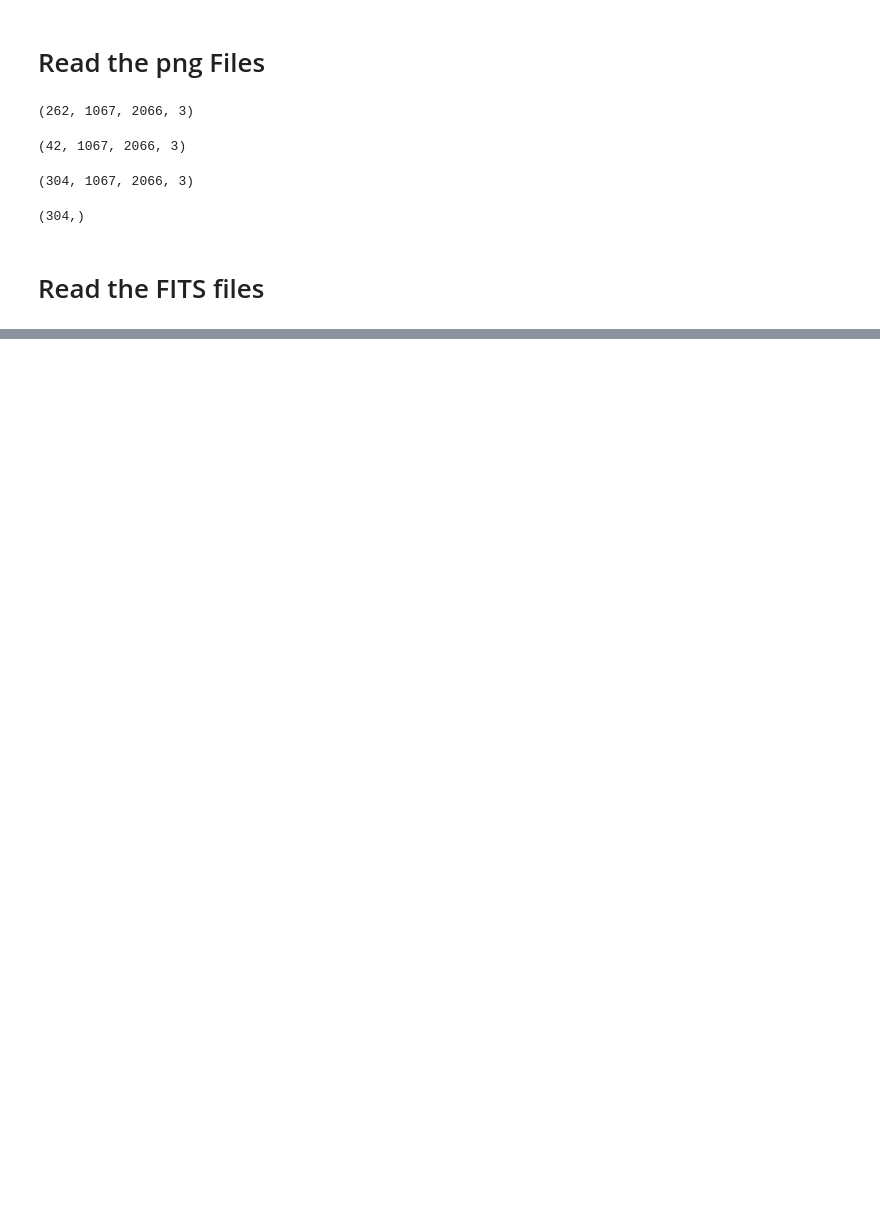
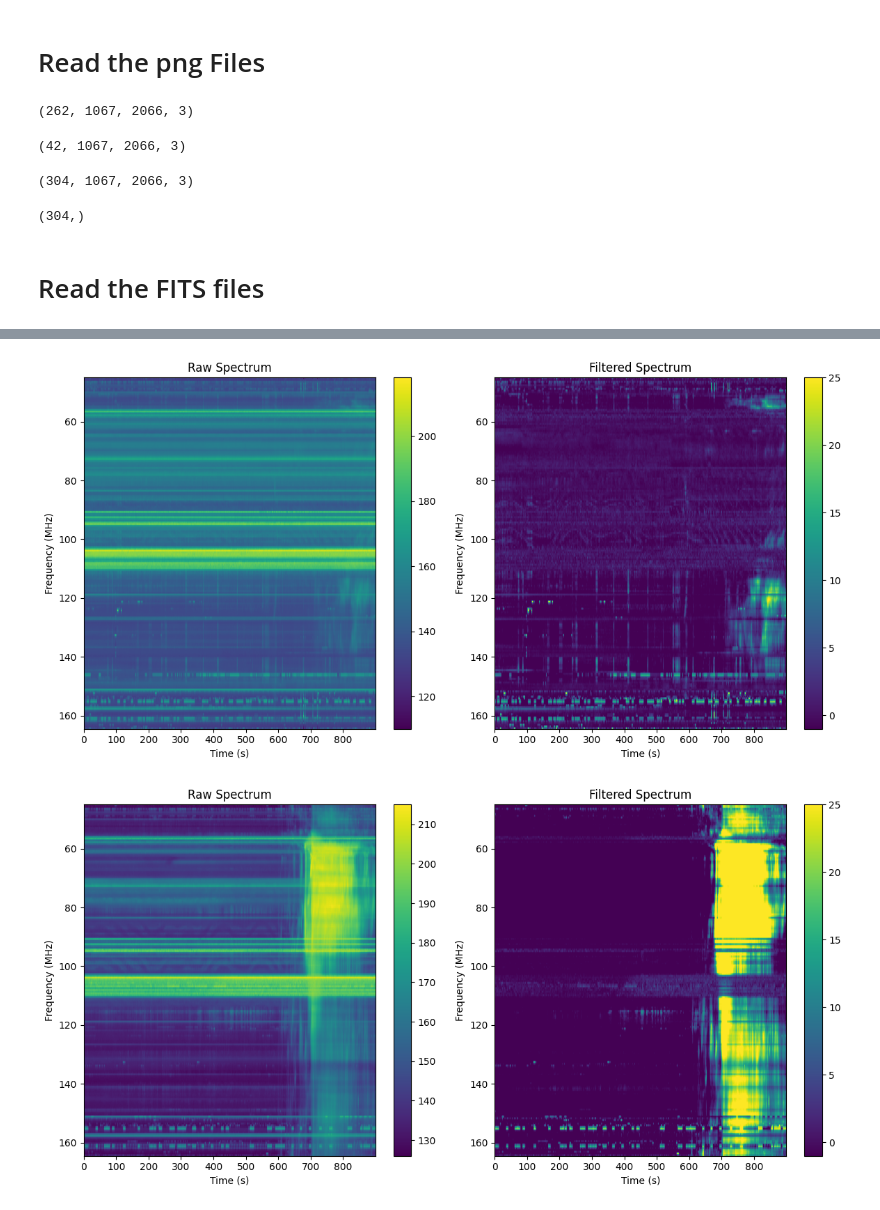
Before and after one commit to EGSA-AI-Research-Team/Solar-Bursts-Classification, a Jupyter notebook: read_data.ipynb, the cells around one changed output, grey strips where cells are left out. Cells and saved outputs as stored; diff of their text form; code cells hidden in the pictures; blank space fills up the shorter version.

Commit message:
updated read fits data functions

```diff
--- a/read_data.ipynb
+++ b/read_data.ipynb
@@ -43,10 +44,9 @@ labels.shape
 # Read the FITS files
 # %%
 import numpy as np
-import matplotlib.pyplot as plt
 from astropy.io import fits
 
-def read_fits_dataset(filename):
+def read_fits(filename):
     """
     General function to read a FITS dataset, extract the data matrix,
     frequency axis, and time axis.
@@ -62,21 +62,16 @@ def read_fits_dataset(filename):
     try:
         # Open the FITS file
         with fits.open(filename) as hdul:
-            # Print FITS file info
-            fits.info(filename)
-
             # Extract data matrix from primary HDU
             data_matrix = hdul[0].data
 
             # Extract binary table data from HDU 1 if it exists
             if len(hdul) > 1 and isinstance(hdul[1], fits.BinTableHDU):
                 binary_table = hdul[1].data
-                print(hdul[1].columns)  # Print available columns
 
-                # Since the axes seem to be swapped, handle accordingly
+                # Extract frequency and time axes
                 freqs = binary_table['FREQUENCY'][0]  # First row contains all frequency points
                 time = binary_table['TIME'][0]  # First row contains all time points
-
             else:
                 raise ValueError("Binary table not found or invalid structure.")
 
@@ -87,7 +82,7 @@ def read_fits_dataset(filename):
             return data_matrix, freqs, time
 
     except Exception as e:
-        print(f"Error reading FITS file: {e}")
+        # Handle exceptions silently
         return None, None, None
 # %%
 import numpy as np
@@ -149,7 +144,7 @@ def plot_fits_data(data_matrix, freqs, time, title_raw='Raw Spectrum', title_fil
 # %%
 # Example usage:
 filename = 'ALASKA-COHOE_20220108_230000_01.fit\c_\CALLISTO-01\FITfiles\ALASKA-COHOE_20220108_230000_01.fit'
-data_matrix, freqs, time = read_fits_dataset(filename)
+data_matrix, freqs, time = read_fits(filename)
 
 if data_matrix is not None:
     plot_fits_data(data_matrix, freqs, time)
@@ -165 +152,29 @@ ColDefs(
 [figure]
+# %%
+def read_fits_dataset(path):
+    images = []
+    labels = []
+    times = []
+    freqs = []
+    first_image_shape = None  # Variable to hold the shape of the first image
+
+    for file in tqdm(os.listdir(path)):
+        if file.endswith("gz"):  # Ensuring we're reading only the .gz files
+            img, freq, time = read_fits(os.path.join(path, file))
+
+            if img is not None:
+                if first_image_shape is None:  # Set the shape of the first image
+                    first_image_shape = img.shape
+
+                # Resize all subsequent images to match the first image's shape
+                img_resized = cv2.resize(img, (first_image_shape[1], first_image_shape[0]))
+
+                images.append(img_resized)
+                labels.append(path[:path.index('r') - 1])  # Extract label based on path
+                freqs.append(freq)
+                times.append(time)
+
+    return images, pd.DataFrame({'freqs': freqs, 'times': times, 'labels': labels})
+# %%
+dataset2, info2= read_fits_dataset('Type II radio burst 2022')
+np.shape(dataset2)
@@ -165,0 +203,6 @@ ColDefs(
+# %%
+for i in range(3):
+    plot_fits_data(dataset2[i], info2['freqs'][i], info2['times'][i])
+# %% [output]
+[figure, added]
+[figure, added]
```
Also changed, not shown: parts of 5 cells of this notebook.
